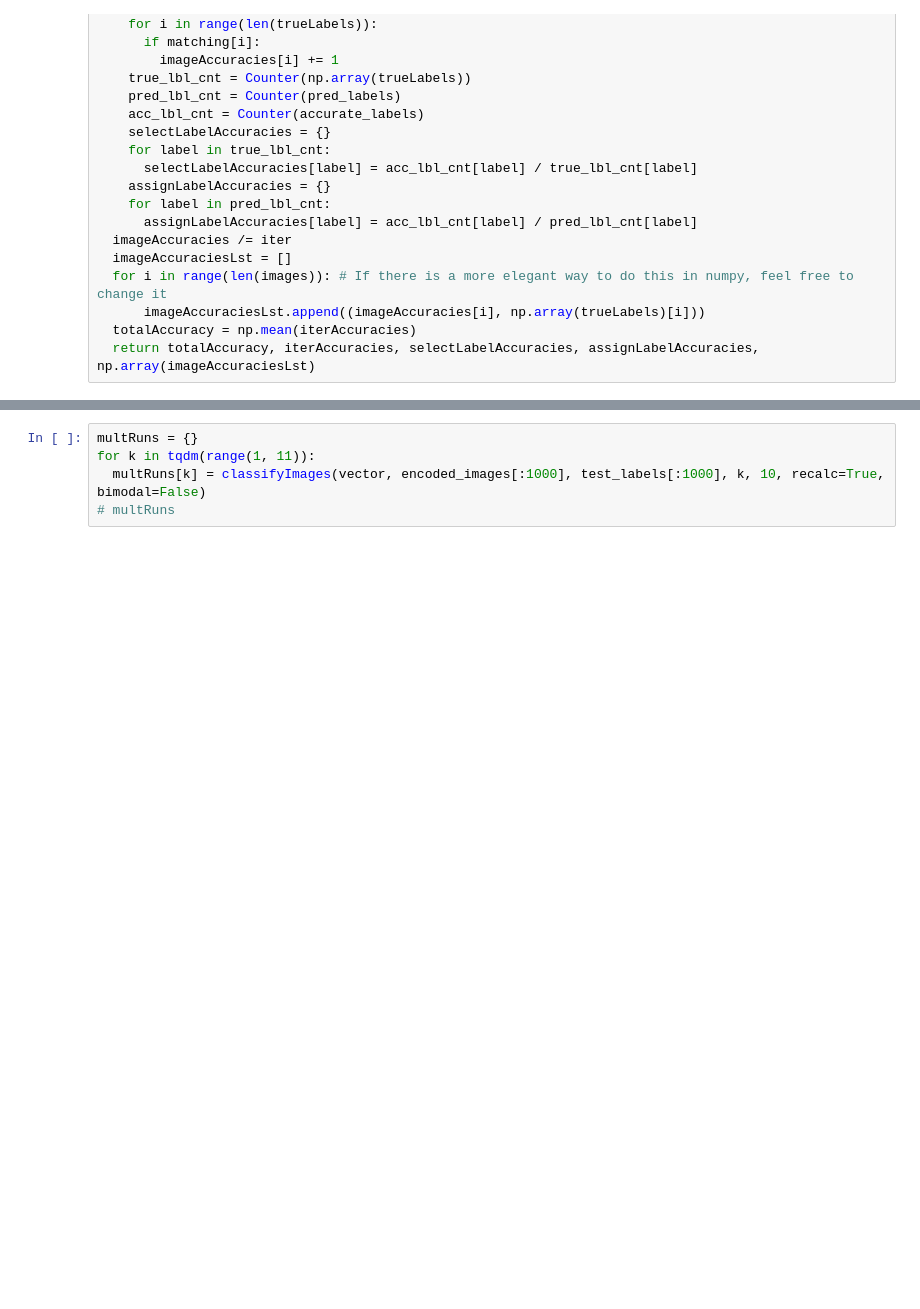
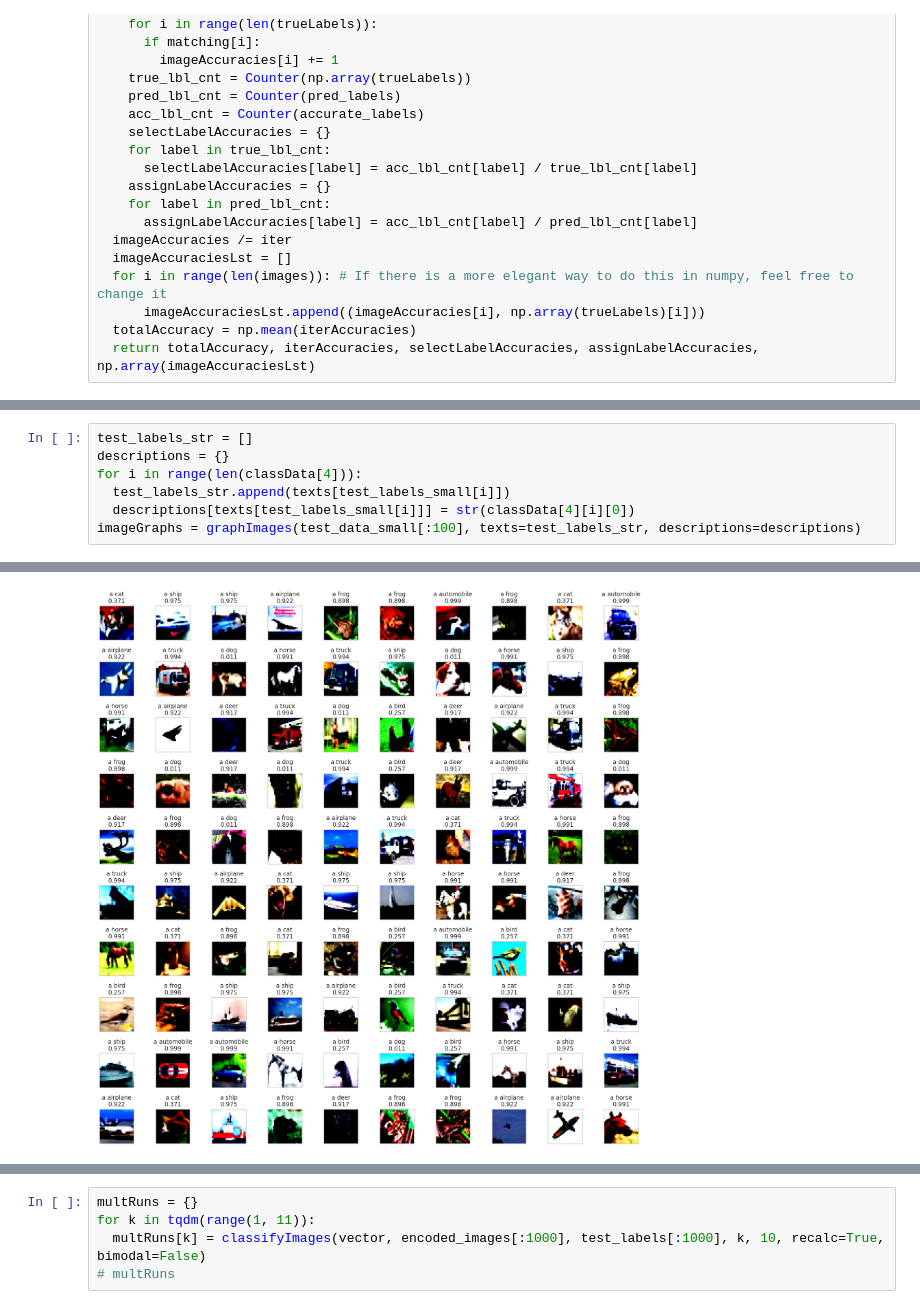
Before and after one commit to jerrychen109/CLIP-fewshot, a Jupyter notebook: Pipeline.ipynb, the cells around one changed output, grey strips where cells are left out. Drawn from its saved outputs; the diff is of its cells as text; blank space fills up the shorter version.

```diff
--- a/Pipeline.ipynb
+++ b/Pipeline.ipynb
@@ -391,0 +412,8 @@ classifyImages(vector, encoded_images[:100], test_labels[:100], 1, 1)
+# %%
+test_labels_str = []
+descriptions = {}
+for i in range(len(classData[4])):
+  test_labels_str.append(texts[test_labels_small[i]])
+  descriptions[texts[test_labels_small[i]]] = str(classData[4][i][0])
+imageGraphs = graphImages(test_data_small[:100], texts=test_labels_str, descriptions=descriptions)
+# %% [output]
@@ -391,0 +437 @@ classifyImages(vector, encoded_images[:100], test_labels[:100], 1, 1)
+[figure, added]
```
Also changed, not shown: parts of 24 cells of this notebook.
